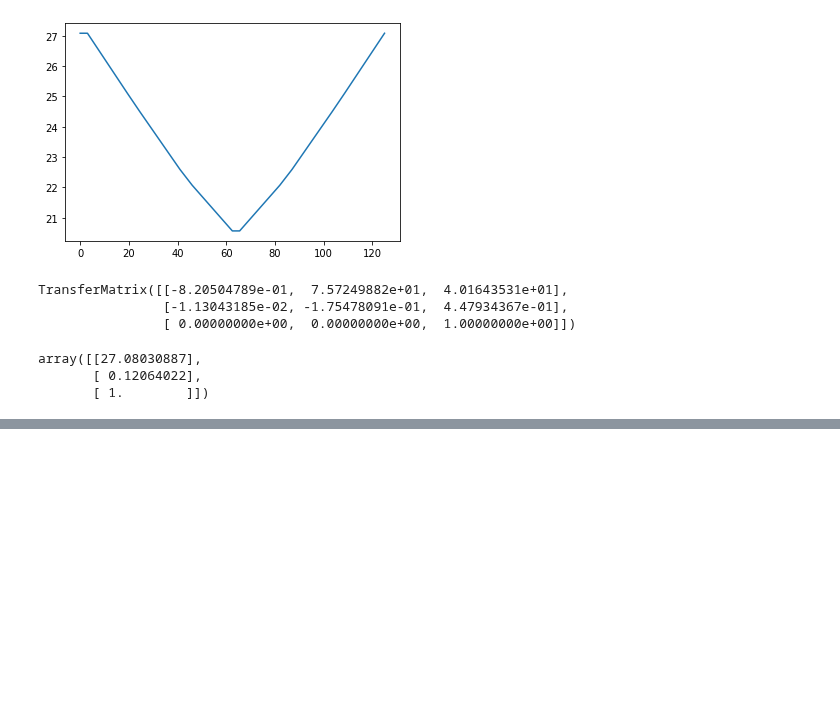
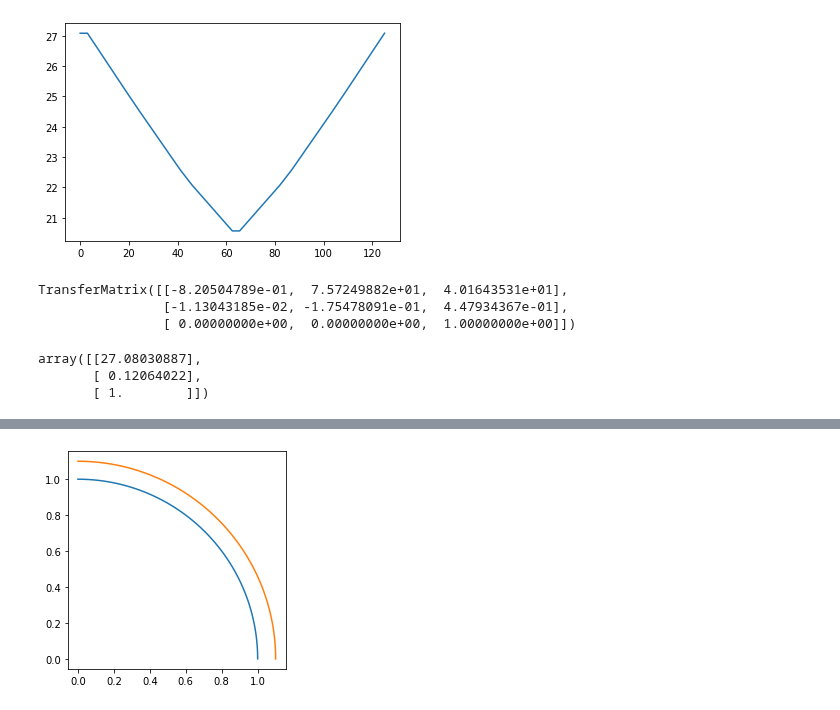
Before and after one commit to loiccoyle/pyaccelerator, a Jupyter notebook: noteboooks/dispersion.ipynb, the cells around one changed output, grey strips where cells are left out. Cells and saved outputs as stored; diff of their text form; code cells hidden in the pictures; blank space fills up the shorter version.

```diff
--- a/noteboooks/dispersion.ipynb
+++ b/noteboooks/dispersion.ipynb
@@ -127,0 +162,9 @@ array([[27.08030887],
+# %%
+# top down view, projecting around the bend
+x_circle = np.cos(s) + x * np.cos(s)
+y_circle = np.sin(s) + x * np.sin(s)
+fig, ax = plt.subplots(1, 1)
+ax.plot(x_circle.T, y_circle.T)
+ax.set_aspect("equal")
+# %% [output]
+[figure, added]
```
Also changed, not shown: parts of 15 cells of this notebook.
